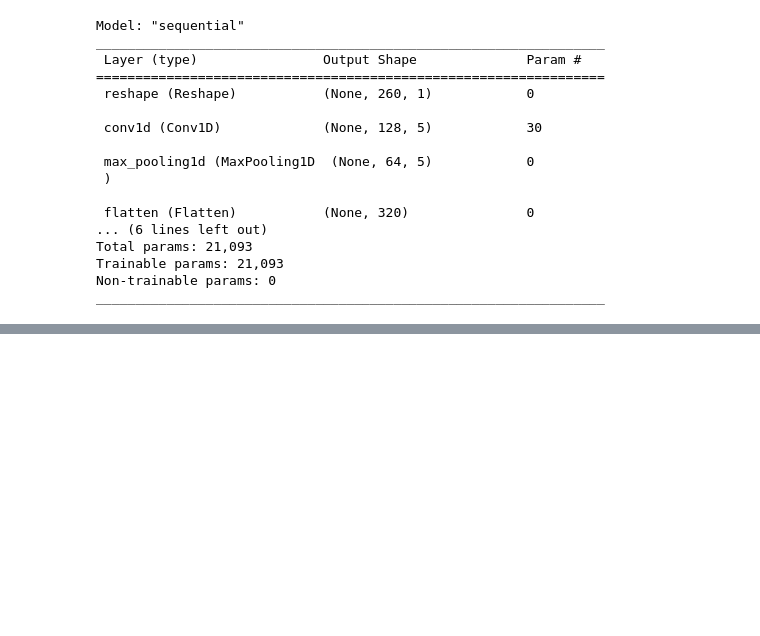
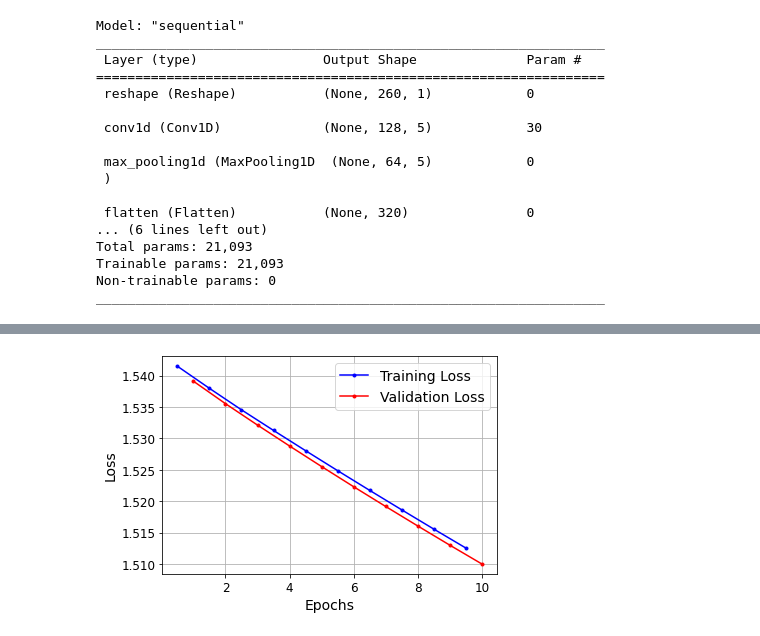
Before and after one commit to aswny/ml-notebooks, a Jupyter notebook: time-series-predictions/models.ipynb, the cells around one changed output, grey strips where cells are left out. Cells and saved outputs as stored; diff of their text form; code cells hidden in the pictures; blank space fills up the shorter version.

Commit message:
add RNN models in notebook and restructure directory

```diff
--- a/time-series-predictions/models.ipynb
+++ b/time-series-predictions/models.ipynb
@@ -375,0 +385,40 @@ np.mean(history.history['val_accuracy'][-5:])
+# %%
+keras.backend.clear_session()
+
+model = keras.models.Sequential()
+
+# Single Channel Input
+model.add(keras.layers.Reshape(target_shape=[Xtrain.shape[1], 1], input_shape=(Xtrain.shape[1],)))
+
+# RNN layer
+model.add(keras.layers.SimpleRNN(
+    units=Xtrain.shape[1] // 16,
+    activation="relu",
+    return_sequences=False    # set to True for multi-layer RNNs
+))
+
+# Dense layers for prediction
+model.add(keras.layers.Dense(
+    units=8,
+    activation="relu"
+))
+
+model.add(keras.layers.Dense(
+    N_LABELS,
+    activation="softmax",
+    kernel_regularizer=keras.regularizers.l1(l=0.1)))
+
+model.compile(
+    optimizer=keras.optimizers.Adam(learning_rate=1e-3),
+    loss=keras.losses.BinaryCrossentropy(),
+    metrics=["accuracy"]
+    )
+
+history = model.fit(x=Xtrain.values,
+                    y=ytrain_categorical,
+                    batch_size=Xtrain.shape[0],
+                    validation_data=(Xvalid.values, yvalid_categorical),
+                    epochs=10,
+                    verbose=0)
+
+model.summary()
@@ -375,0 +443,6 @@ np.mean(history.history['val_accuracy'][-5:])
+# %%
+plot_curves(history.history['loss'],
+            history.history['val_loss'],
+            label='Loss')
+# %% [output]
+[figure, added]
```
Also changed, not shown: parts of 19 cells of this notebook, 10 other files.
